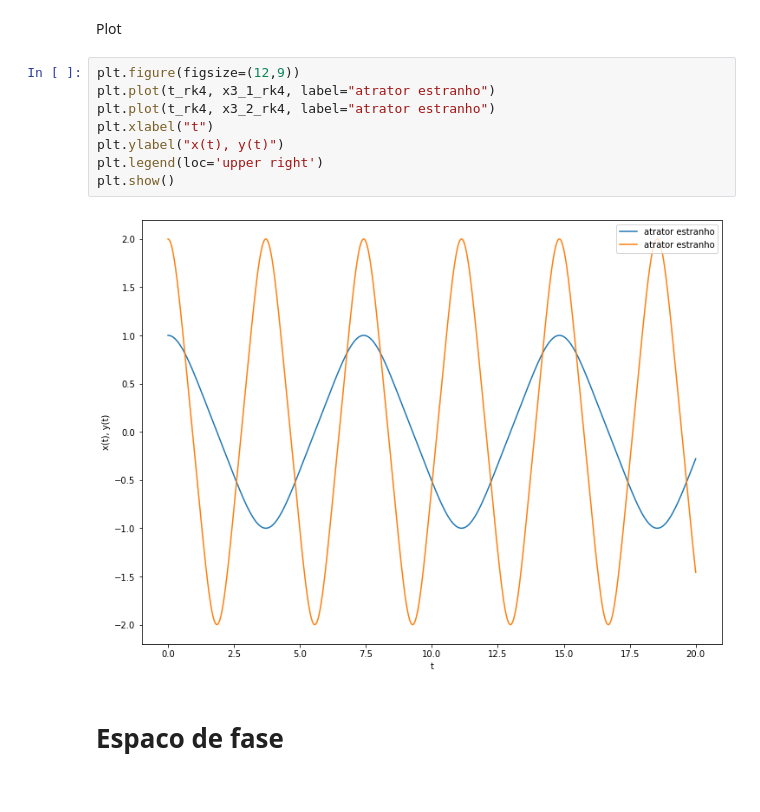
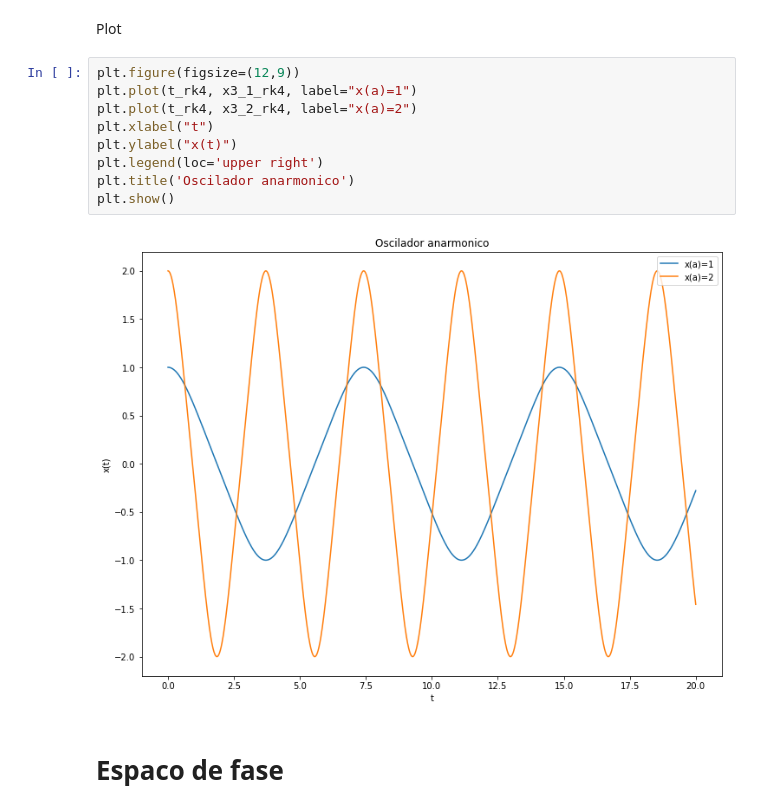
Before and after one commit to felipe-gm/-ifusp_fiscomp_2, a Jupyter notebook: 2020_03_25/Questao3.ipynb, the cells around one changed output. Drawn from its saved outputs; the diff is of its cells as text.

```diff
--- a/2020_03_25/Questao3.ipynb
+++ b/2020_03_25/Questao3.ipynb
@@ -140,14 +142,15 @@ for t in t_rk4:
 Plot
 # %%
 plt.figure(figsize=(12,9))
-plt.plot(t_rk4, x3_1_rk4, label="atrator estranho")
-plt.plot(t_rk4, x3_2_rk4, label="atrator estranho")
+plt.plot(t_rk4, x3_1_rk4, label="x(a)=1")
+plt.plot(t_rk4, x3_2_rk4, label="x(a)=2")
 plt.xlabel("t")
-plt.ylabel("x(t), y(t)")
+plt.ylabel("x(t)")
 plt.legend(loc='upper right')
+plt.title('Oscilador anarmonico')
 plt.show()
 # %% [output]
-[figure, old version]
+[figure, new version]
 # %% [markdown]
 # Espaco de fase
 # %%
```
Also changed, not shown: parts of 5 cells of this notebook.
